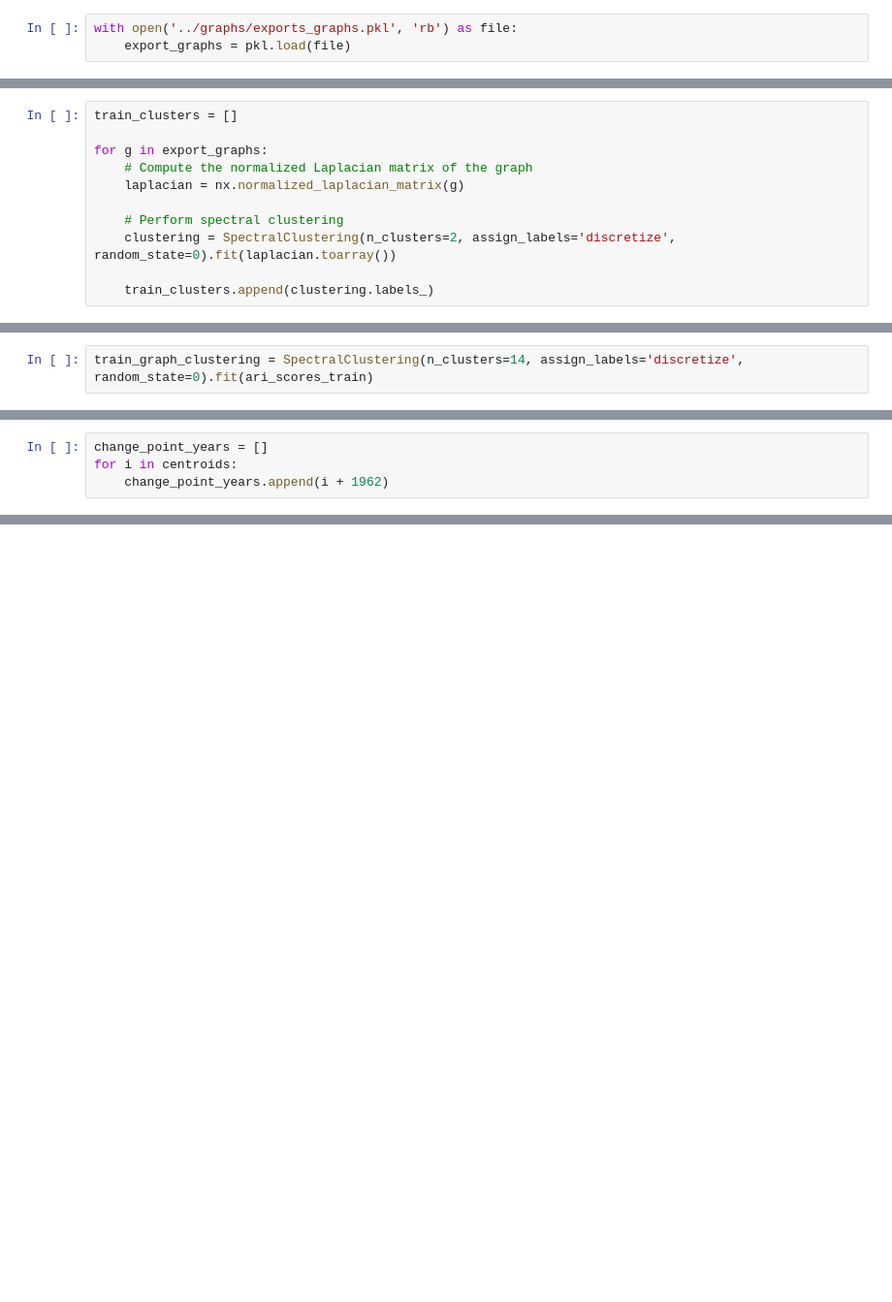
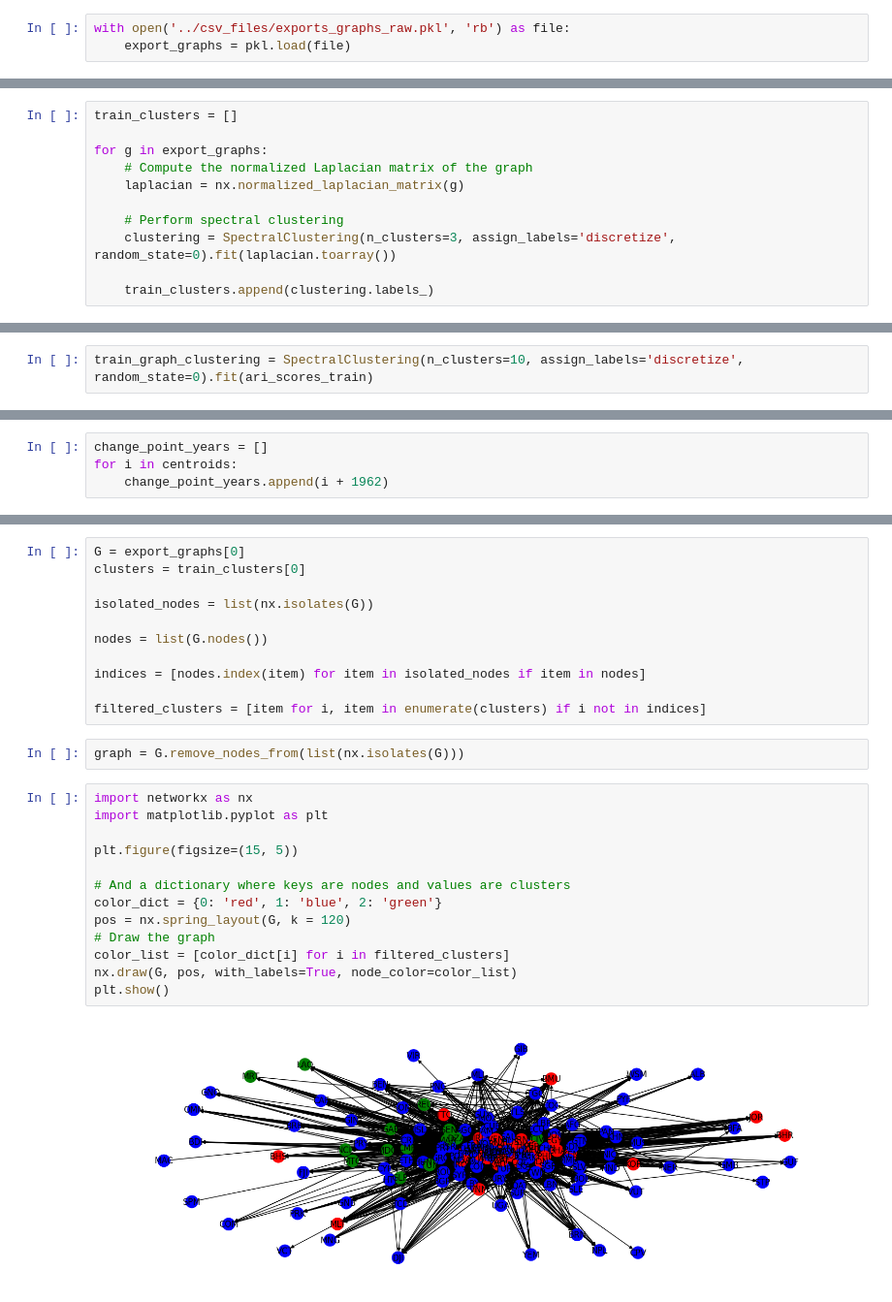
Before and after one commit to soschuetze/Trade-GNN-ChangePoint, a Jupyter notebook: notebooks/trade_clustering.ipynb, the cells around one changed output, grey strips where cells are left out. Shown at 97% size. Cells and saved outputs as stored; diff of their text form; blank space fills up the shorter version.

```diff
--- a/notebooks/trade_clustering.ipynb
+++ b/notebooks/trade_clustering.ipynb
@@ -10,5 +10,5 @@ import math
 
 from sklearn.cluster import SpectralClustering
 # %%
-with open('../graphs/exports_graphs.pkl', 'rb') as file:
+with open('../csv_files/exports_graphs_raw.pkl', 'rb') as file:
     export_graphs = pkl.load(file)
@@ -60,6 +64,6 @@ for g in export_graphs:
     laplacian = nx.normalized_laplacian_matrix(g)
 
     # Perform spectral clustering
-    clustering = SpectralClustering(n_clusters=2, assign_labels='discretize', random_state=0).fit(laplacian.toarray())
+    clustering = SpectralClustering(n_clusters=3, assign_labels='discretize', random_state=0).fit(laplacian.toarray())
 
     train_clusters.append(clustering.labels_)
@@ -103,5 +110,5 @@ silhouettes
 # %%
-train_graph_clustering = SpectralClustering(n_clusters=14, assign_labels='discretize', random_state=0).fit(ari_scores_train)
+train_graph_clustering = SpectralClustering(n_clusters=10, assign_labels='discretize', random_state=0).fit(ari_scores_train)
 # %%
 labels = train_graph_clustering.labels_
 # %%
@@ -153,0 +171,28 @@ change_point_years
+# %%
+G = export_graphs[0]
+clusters = train_clusters[0]
+
+isolated_nodes = list(nx.isolates(G))
+
+nodes = list(G.nodes())
+
+indices = [nodes.index(item) for item in isolated_nodes if item in nodes]
+
+filtered_clusters = [item for i, item in enumerate(clusters) if i not in indices]
+# %%
+graph = G.remove_nodes_from(list(nx.isolates(G)))
+# %%
+import networkx as nx
+import matplotlib.pyplot as plt
+
+plt.figure(figsize=(15, 5))
+
+# And a dictionary where keys are nodes and values are clusters
+color_dict = {0: 'red', 1: 'blue', 2: 'green'}
+pos = nx.spring_layout(G, k = 120)
+# Draw the graph
+color_list = [color_dict[i] for i in filtered_clusters]
+nx.draw(G, pos, with_labels=True, node_color=color_list)
+plt.show()
+# %% [output]
+[figure, added]
```
Also changed, not shown: parts of 9 cells of this notebook, 3 other files.
